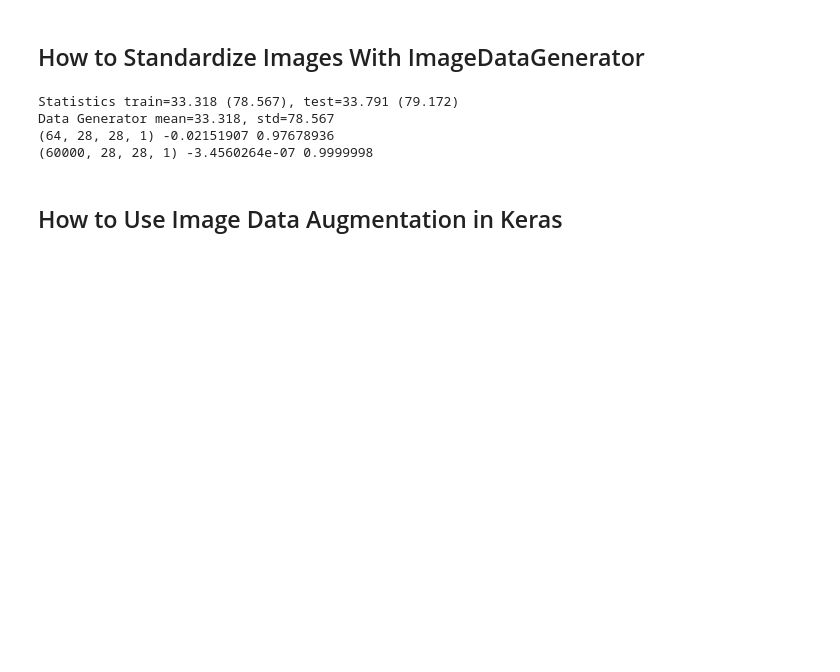
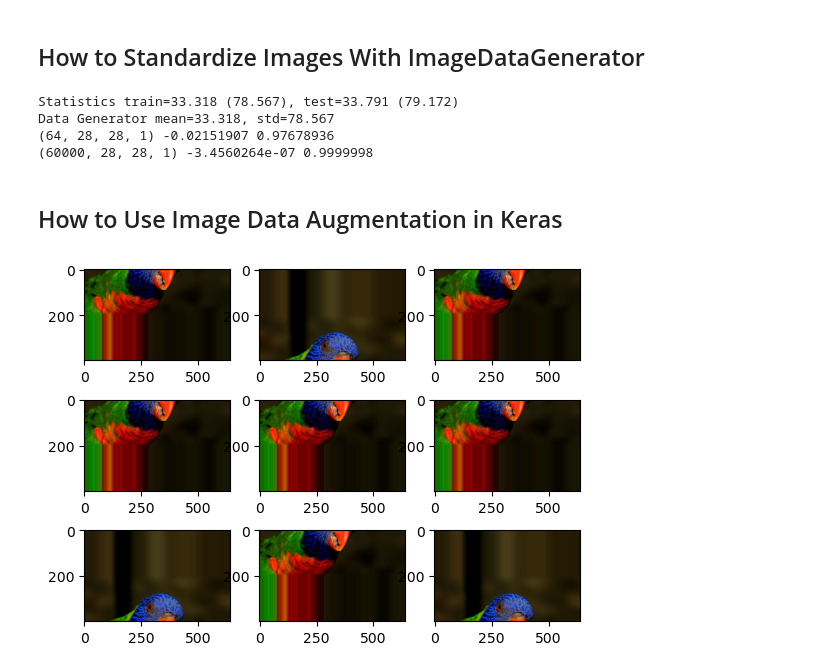
Before and after one commit to MaukanMir/Deep-Learning-Overfitting-Cook-Book, a Jupyter notebook: Deep-Learning-For-Computer-Vision/Image-Data-Preparation.ipynb, the cells around one changed output. Drawn from its saved outputs; the diff is of its cells as text; code cells hidden in the pictures; blank space fills up the shorter version.

```diff
--- a/Deep-Learning-For-Computer-Vision/Image-Data-Preparation.ipynb
+++ b/Deep-Learning-For-Computer-Vision/Image-Data-Preparation.ipynb
@@ -456,3 +456,32 @@ Data Generator mean=33.318, std=78.567
 (60000, 28, 28, 1) -3.4560264e-07 0.9999998
 # %% [markdown]
 ## How to Use Image Data Augmentation in Keras
+# %%
+from numpy import expand_dims
+from tensorflow.keras.utils import img_to_array, array_to_img, save_img
+from keras.preprocessing.image import ImageDataGenerator
+from matplotlib import pyplot
+
+img = load_img(PATH + 'bird.jpg')
+
+# convert to numpy array
+data = img_to_array(img)
+# expand dimension to one sample
+samples = expand_dims(data, 0)
+# create image data augmentation generator
+datagen = ImageDataGenerator(width_shift_range=[-200,200]) # prepare iterator
+it = datagen.flow(samples, batch_size=1)
+# generate samples and plot
+for i in range(9):
+  # define subplot
+  pyplot.subplot(330 + 1 + i)
+  # generate batch of images
+  batch = it.next()
+  # convert to unsigned integers for viewing
+  image = batch[0].astype('uint8')
+  # plot raw pixel data
+  pyplot.imshow(image)
+# show the figure
+pyplot.show()
+# %% [output]
+[figure, added]
```
Also changed, not shown: parts of 1 cell of this notebook, 1 other file.
